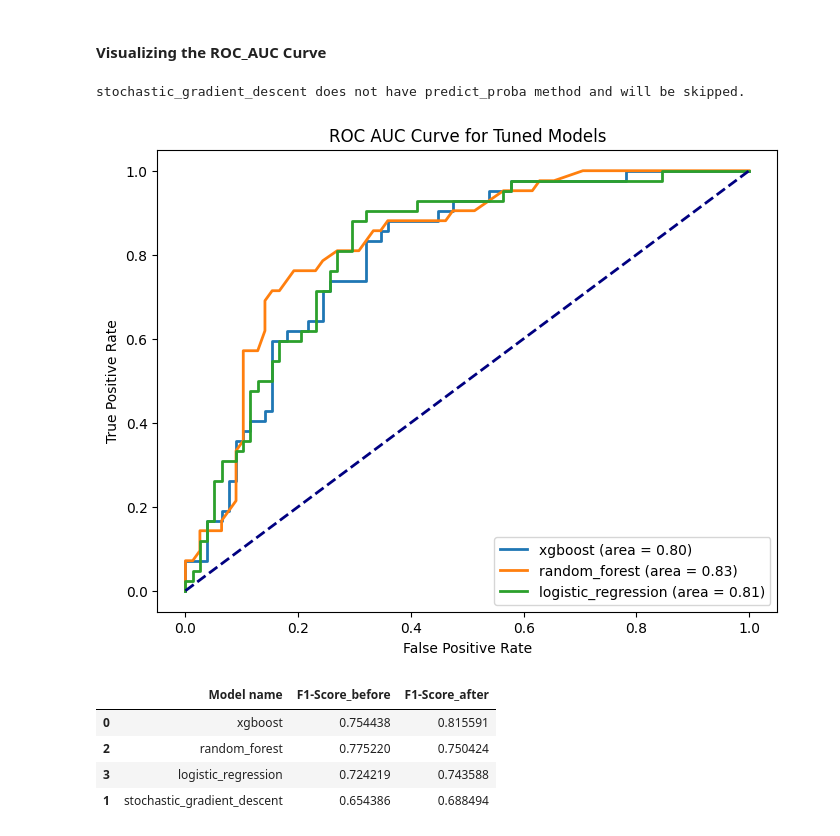
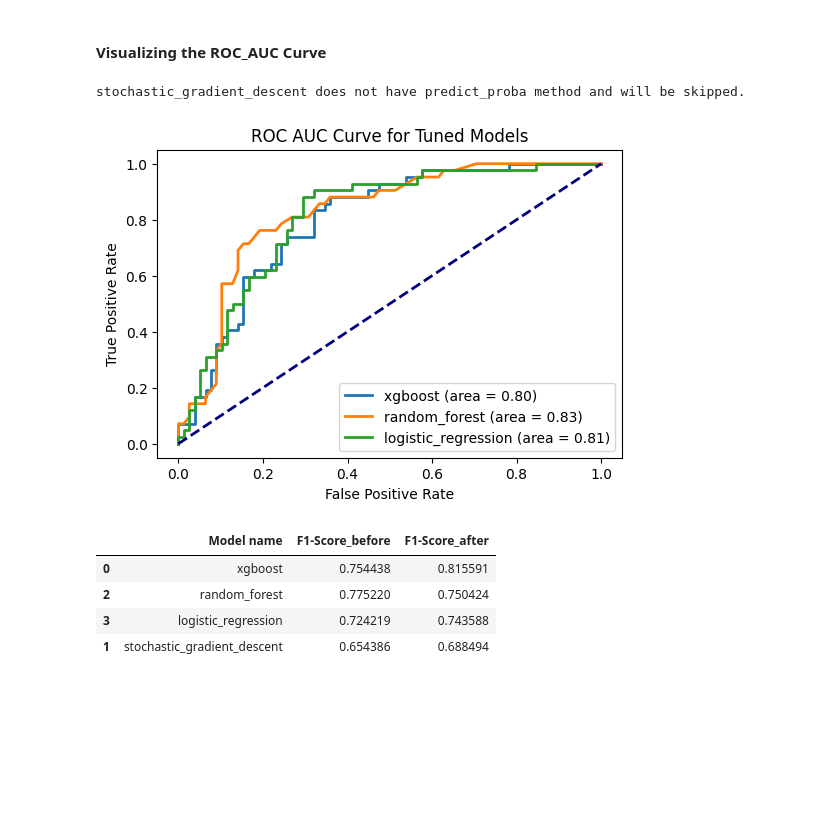
Before and after one commit to heldana30/Building_ML_APIs_With_FastAPI, a Jupyter notebook: dev/Notebook/api.ipynb, the cells around one changed output. Drawn from its saved outputs; the diff is of its cells as text; code cells hidden in the pictures; blank space fills up the shorter version.

```diff
--- a/Notebook/api.ipynb
+++ b/dev/Notebook/api.ipynb
@@ -829,38 +824,38 @@ tuned_models_df.sort_values(by='F1-Score', ascending=False)
 #### Visualizing the ROC_AUC Curve
 # %%
 # Initialize a figure for the ROC AUC plots
-plt.figure(figsize=(8,6))
+plt.figure(figsize=(6,4))
 
 # Loop through each model and pipeline in the balanced_pipelines dictionary
 for model_name, pipeline in balanced_pipelines.items():
     # Check if the classifier has the 'predict_proba' method
     if hasattr(pipeline.named_steps['classifier'], 'predict_proba'):
         # Make predictions with the tuned model and get the probabilities for the positive class
         y_prob = pipeline.predict_proba(X_test)[:, 1]
 
         # Compute ROC curve and ROC area for each model
         fpr, tpr, _ = roc_curve(y_test_encoded, y_prob)
         roc_auc = auc(fpr, tpr)
 
         # Plot the ROC curve
         plt.plot(fpr, tpr, lw=2, label=f'{model_name} (area = {roc_auc:.2f})')
     else:
         print(f'{model_name} does not have predict_proba method and will be skipped.')
 
 # Plot diagonal line for reference (chance line)
 plt.plot([0, 1], [0, 1], color='navy', lw=2, linestyle='--')
 
 # Set plot labels and title
 plt.xlabel('False Positive Rate')
 plt.ylabel('True Positive Rate')
 plt.title('ROC AUC Curve for Tuned Models')
 plt.legend(loc="lower right")
 
 # Show the plot
 plt.show()
 # %% [output]
 stochastic_gradient_descent does not have predict_proba method and will be skipped.
-[figure, old version]
+[figure, new version]
 # %%
 metric_before_after_tuning_models = pd.merge(
     balanced_results_table[['Model name', 'F1-Score']],
```
Also changed, not shown: parts of 1 cell of this notebook.
